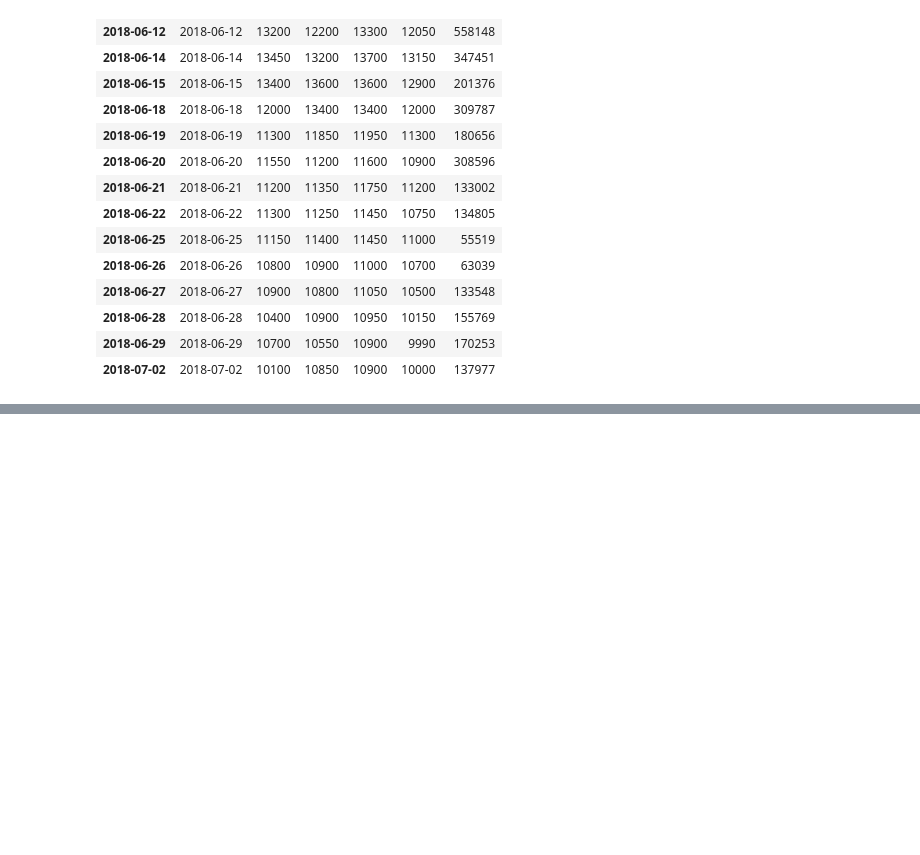
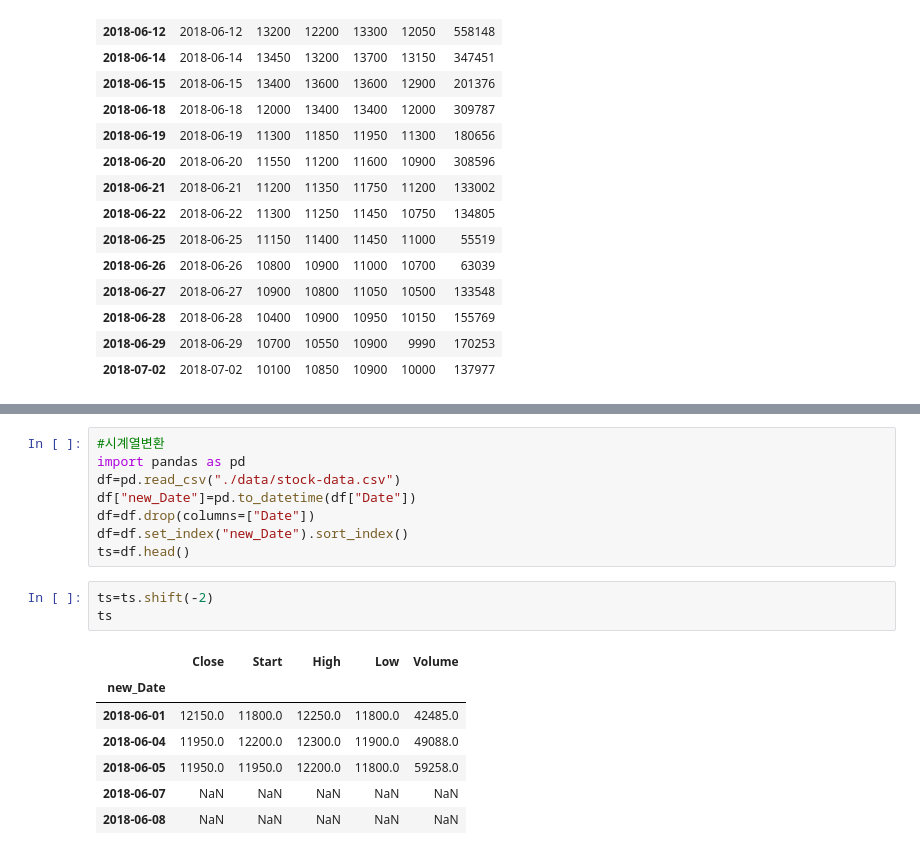
Before and after one commit to leegiseung-stack/18_dataanalytics, a Jupyter notebook: 05_데이터사전처리/06_시게열데이터.ipynb, the cells around one changed output, grey strips where cells are left out. Drawn from its saved outputs; the diff is of its cells as text; blank space fills up the shorter version.

```diff
--- a/06_시게열데이터.ipynb
+++ b/05_데이터사전처리/06_시게열데이터.ipynb
@@ -292,0 +334,19 @@ df.loc[
+# %%
+#시계열변환
+import pandas as pd
+df=pd.read_csv("./data/stock-data.csv")
+df["new_Date"]=pd.to_datetime(df["Date"])
+df=df.drop(columns=["Date"])
+df=df.set_index("new_Date").sort_index()
+ts=df.head()
+# %%
+ts=ts.shift(-2)
+ts
+# %% [output]
+|  | Close | Start | High | Low | Volume |
+| new_Date |  |  |  |  |  |
+| 2018-06-01 | 12150.0 | 11800.0 | 12250.0 | 11800.0 | 42485.0 |
+| 2018-06-04 | 11950.0 | 12200.0 | 12300.0 | 11900.0 | 49088.0 |
+| 2018-06-05 | 11950.0 | 11950.0 | 12200.0 | 11800.0 | 59258.0 |
+| 2018-06-07 | NaN | NaN | NaN | NaN | NaN |
+| 2018-06-08 | NaN | NaN | NaN | NaN | NaN |
```
Also changed, not shown: parts of 5 cells of this notebook.
